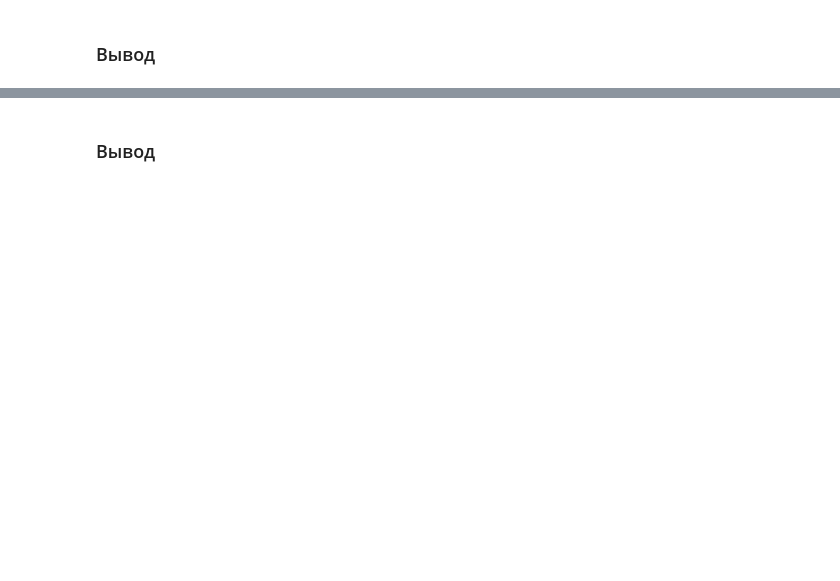
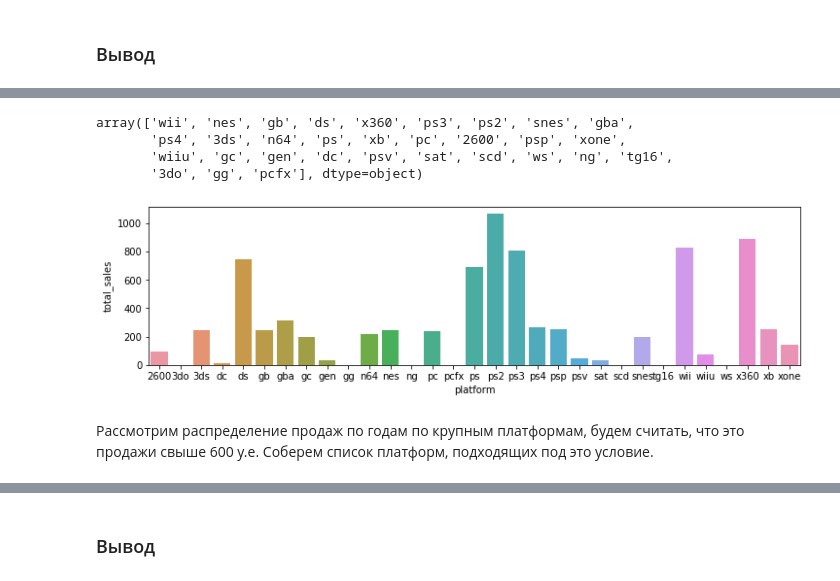
Before and after one commit to nyalekseevna/yandex_praktikum_projects, a Jupyter notebook: game_platform_EDA/game_platform_EDA.ipynb, the cells around one changed output, grey strips where cells are left out. Saved outputs shown, nothing was run; the diff lists cells and outputs as text; code cells hidden in the pictures; blank space fills up the shorter version.

```diff
--- a/game_platform_EDA/game_platform_EDA.ipynb
+++ b/game_platform_EDA/game_platform_EDA.ipynb
@@ -555,0 +178,18 @@ Peterburg_state_day.corr()
+# %%
+games['platform'].unique()
+# %% [output]
+array(['wii', 'nes', 'gb', 'ds', 'x360', 'ps3', 'ps2', 'snes', 'gba',
+       'ps4', '3ds', 'n64', 'ps', 'xb', 'pc', '2600', 'psp', 'xone',
+       'wiiu', 'gc', 'gen', 'dc', 'psv', 'sat', 'scd', 'ws', 'ng', 'tg16',
+       '3do', 'gg', 'pcfx'], dtype=object)
+# %%
+#рассмотрим продажи по платформам
+platform_sales = games.pivot_table(index='platform', values='total_sales', aggfunc=['sum']).reset_index()
+platform_sales.columns = ['platform', 'total_sales']
+plt.figure(figsize=(12, 3))
+sns.barplot(x='platform', y='total_sales', data=platform_sales);
+# %% [output]
+[figure, added]
+# %% [markdown]
+Рассмотрим распределение продаж по годам по крупным платформам, будем считать, что это продажи свыше 600 у.е.
+Соберем список платформ, подходящих под это условие.
```
Also changed, not shown: parts of 170 cells of this notebook.
